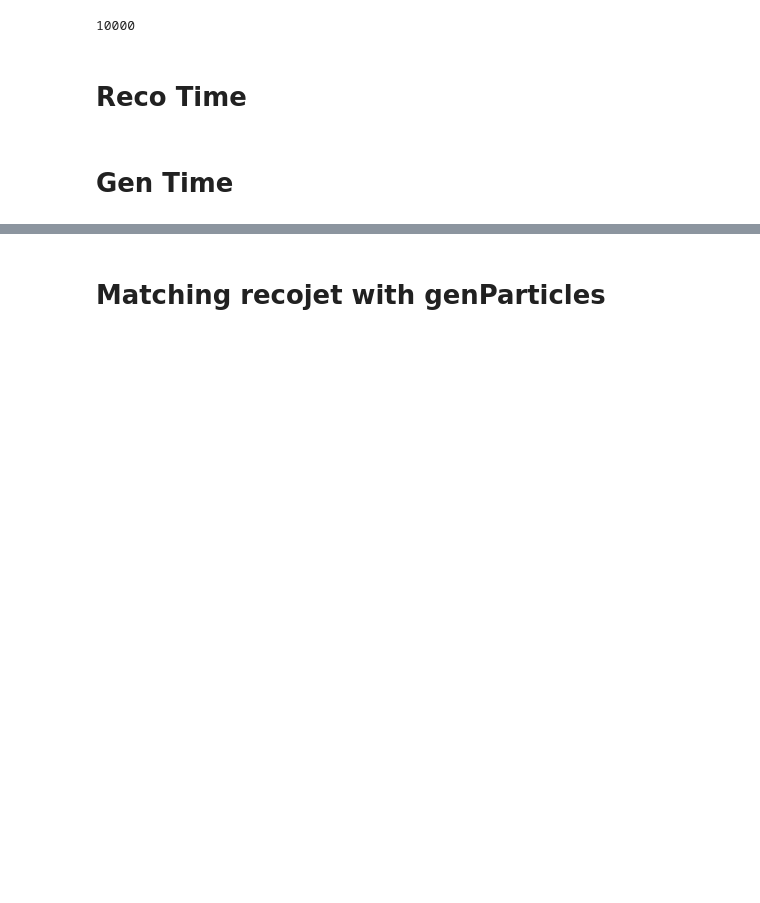
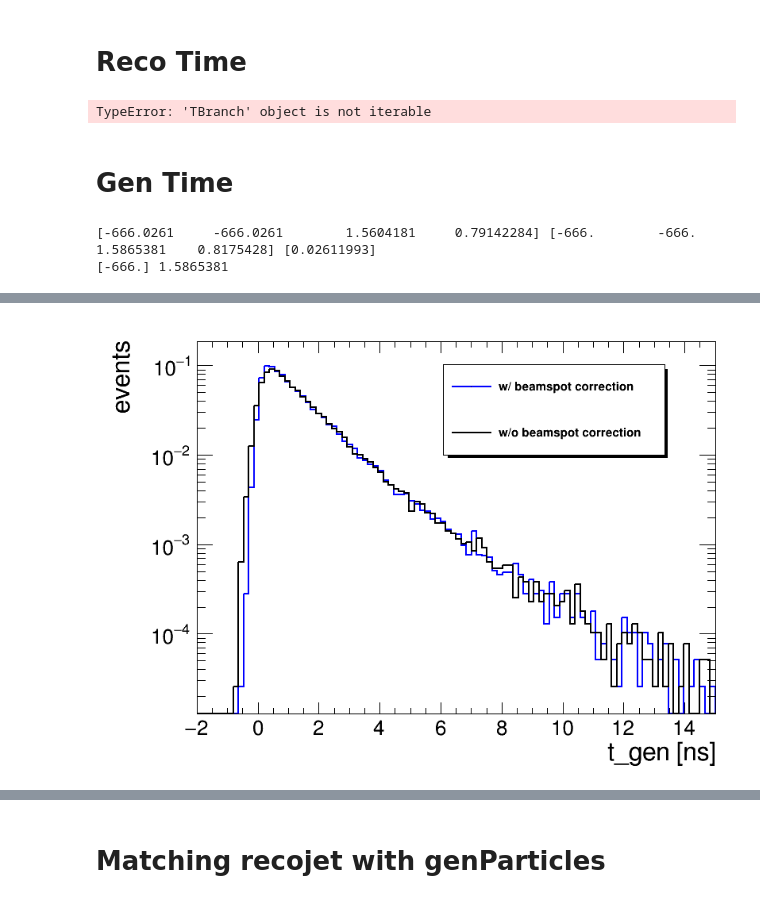
Before and after one commit to cms-lpc-llp/delayed_jet_analyzer, a Jupyter notebook: plot_scripts/four_jet_time_plotter.ipynb, the cells around one changed output, grey strips where cells are left out. Cells and saved outputs as stored; diff of their text form; code cells hidden in the pictures; blank space fills up the shorter version.

```diff
--- a/plot_scripts/four_jet_time_plotter.ipynb
+++ b/plot_scripts/four_jet_time_plotter.ipynb
@@ -20,8 +22,16 @@ Welcome to JupyROOT 6.13/02
 # %%
 fpath = {}
 tree = {}
+bkg_path = "/home/cms/Desktop/LLP/delayed_jet_analyzer/"
+bkg_path = "/nfshome/christiw/llp/jet_timing_studies_root/"
+lumi = 137000 #in pb-1
 
-fpath['m500ctau1000'] = '/home/cms/Desktop/LLP/jetNtuple_4jet/jetNtuple_M-500_CTau-1000mm.root'
+fpath['WJetsToLNu'] = bkg_path+"jet_timing_studies_ntuple_RunIIFall17DRPremix_WJetsToLNu_TuneCP5_13TeV-madgraphMLM-pythia8.root"
+fpath['bbbb_mh125_ctau1'] = bkg_path+'jet_timing_studies_ntuple_bbbb_vh_ISR_mh125_mx50_pl1000_ev100000.root'
+fpath['bbbb_mh125_ctau10'] = bkg_path+'jet_timing_studies_ntuple_bbbb_vh_ISR_mh125_mx50_pl10000_ev100000.root'
+fpath['bbbb_mh2000_ctau1'] = bkg_path+'jet_timing_studies_ntuple_bbbb_vh_ISR_mh2000_mx975_pl1000_ev100000.root'
+
+# fpath['WJetsToLNu'] = '/nfshome/christiw/llp/jetNtuple_RunIISummer16/test/jet_timing_studies_ntuple_RunIIFall17DRPremix_WJetsToLNu_1J_TuneCP5_13TeV-amcatnloFXFX-pythia8.root'
 
 # fpath['qcd300to500'] ='/home/cms/Desktop/LLP/jetNtuple_4jet/jetNtuple_QCD_HT300to500.root'
 # fpath['m500ctau30'] = '/home/cms/Desktop/LLP/jetNtuple_4jet/jetNtuple_M-500_CTau-30mm.root'
@@ -31,11 +41,11 @@ fpath['m500ctau1000'] = '/home/cms/Desktop/LLP/jetNtuple_4jet/jetNtuple_M-500_CT
 legend = {'m500ctau1000', 'Mass = 500 GeV, ctau = 1 m'}
 
 
-for k,v in fpath.iteritems():
-    print k, v
-    tree[k] = rtnp.root2array(v)
-    #tree[k] = rtnp.tree2array(v)
-    #jet_max_pt_array = [np.max(x) for x in tree[k]["jetPt"]]
-    a = tree[k]["jetPt"]
-    print a[:-1][0]
+for k,v in fpath.items():
+    print (k, v)
+    root_dir = uproot.open(v)
+    tree[k] = root_dir['ntuples']['llp']
+    a = tree[k]["jetPt"].array()
+
+    print (a[:-1][0])
 # %% [output]
@@ -44,6 +59,0 @@ m500ctau1000 /home/cms/Desktop/LLP/jetNtuple_4jet/jetNtuple_M-500_CTau-1000mm.ro
-# %%
-T = tree['m500ctau1000']
-first_jet_pt = [x[0] if len(x) else -1 for x in T['jetPt']]
-print(len(first_jet_pt))
-# %% [output]
-10000
@@ -50,7 +62,7 @@ print(len(first_jet_pt))
 # %% [markdown]
 # Reco Time
 # %%
-T = tree['m500ctau1000']
+T = tree['bbbb_mh125_ctau1']
 max_jet_reco_time = np.array([x[0] if len(x) else -1 for x in T['jet_rechit_T']])
 max_jet_reco_time1 = np.array([x[0] if len(x) else -1 for x in T['jet_rechit_T_Ecut1']])
 max_jet_reco_time2 = np.array([x[0] if len(x) else -1 for x in T['jet_rechit_T_Ecut2']])
@@ -94,15 +106,17 @@ c.Draw()
 # rt.disableJSVis()
 
 c.SaveAs("../plots/max_jet_reco_time.pdf")
+# %% [output]
+TypeError: 'TBranch' object is not iterable
 # %% [markdown]
 # Gen Time
 # %%
-T = tree['m500ctau1000']
+T = tree['bbbb_mh125_ctau1']
 
-gLLP_travel_time = T['gLLP_travel_time']
-genVertexT = T['genVertexT']
-gen_time = T['gen_time']
-gen_time_pv = T['gen_time_pv']
+gLLP_travel_time = T['gLLP_travel_time'].array()
+genVertexT = T['genVertexT'].array()
+gen_time = T['gen_time'].array()
+gen_time_pv = T['gen_time_pv'].array()
 gen_time_pv = np.reshape(gen_time_pv,(-1,1))
 gen_time_nobs = gen_time - np.reshape(genVertexT,(-1,1)) #without beamspot correction
 
@@ -133,3 +147,6 @@ leg.Draw()
 c.SetLogy()
 c.Draw()
 c.SaveAs("../plots/gen_time_bs_compare.pdf")
+# %% [output]
+[-666.0261     -666.0261        1.5604181     0.79142284] [-666.        -666.           1.5865381    0.8175428] [0.02611993]
+[-666.] 1.5865381
@@ -136,2 +156,3 @@ c.SaveAs("../plots/gen_time_bs_compare.pdf")
+[figure, added]
 # %%
 #reco vs. gen time different photon travel time correction
```
Also changed, not shown: parts of 7 cells of this notebook, 6 other files.
